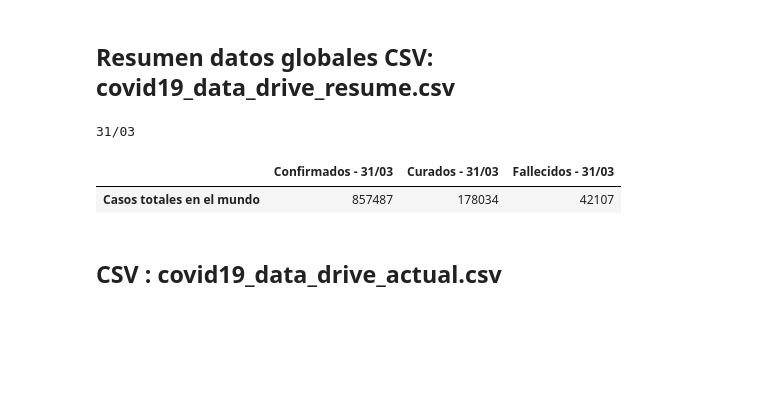
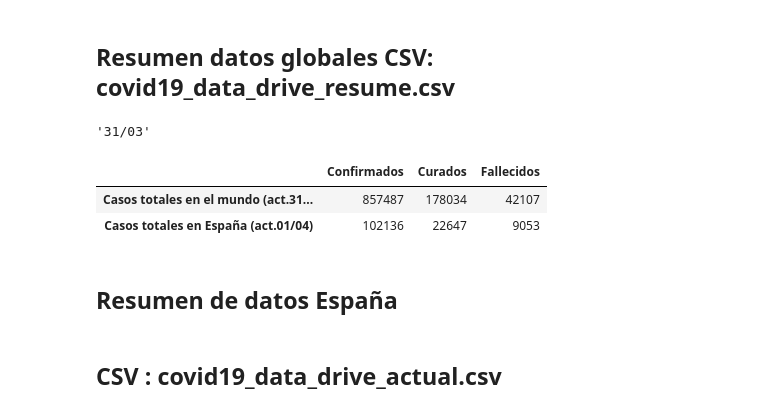
Before and after one commit to akakicreations/covid19-project, a Jupyter notebook: covid19_notebook_WEBFINAL.ipynb, the cells around one changed output. Drawn from its saved outputs; the diff is of its cells as text; code cells hidden in the pictures; blank space fills up the shorter version.

```diff
--- a/covid19_notebook_WEBFINAL.ipynb
+++ b/covid19_notebook_WEBFINAL.ipynb
@@ -48,45 +47,74 @@ data_time.tail()
 | 2020-03-31 | 82279.0 | 52827.0 | 71808.0 | 44605.0 | 105792.0 | 9786.0 | 4641.0 | 95923.0 | 188172.0 | ... |
 # %% [markdown]
 ## Resumen datos globales CSV: covid19_data_drive_resume.csv
+# %%
+from datetime import datetime, timedelta
+date_today_intern = date.today()
+date_today_intern_daybefore = date_today_intern.today() - timedelta(days=1) #Quito uno porque esta base de datos siempre muestra datos del día anterior
+date_today_intern = date_today_intern.strftime('%d/%m')
+date_today_intern_daybefore = date_today_intern_daybefore.strftime('%d/%m')
+date_today_intern_daybefore
+# %% [output]
+'31/03'
 # %%
+##### EN EL MUNDO
+
 # Saco la fecha:
 from datetime import datetime, timedelta
 date_today_intern = date.today()
-date_today_intern = date_today_intern.today() - timedelta(days=1) #Quito uno porque esta base de datos siempre muestra datos del día anterior
+date_today_intern_before = date_today_intern.today() - timedelta(days=1) #Quito uno porque esta base de datos siempre muestra datos del día anterior
 date_today_intern = date_today_intern.strftime('%d/%m')
-print(date_today_intern)
+date_today_intern_before = date_today_intern_before.strftime('%d/%m')
 
 ## Datos totales mundiales
 data_confirmed_world = pd.read_csv("COVID-19/csse_covid_19_data/csse_covid_19_time_series/time_series_covid19_confirmed_global.csv" )
 data_deaths_world = pd.read_csv("COVID-19/csse_covid_19_data/csse_covid_19_time_series/time_series_covid19_deaths_global.csv")
 data_recovered_world = pd.read_csv("COVID-19/csse_covid_19_data/csse_covid_19_time_series/time_series_covid19_recovered_global.csv" )
 
 #Saco un dataset con solo los países
 data_confirmed_world = data_confirmed_world.groupby("Country/Region", as_index=False).sum()
 data_deaths_world = data_deaths_world .groupby("Country/Region", as_index=False).sum()
 data_recovered_world = data_recovered_world.groupby("Country/Region", as_index=False).sum()
 
 # Hago transposición de los datos para mover las columnas en filas
 data_confirmed_world = data_confirmed_world.set_index('Country/Region').transpose()
 data_deaths_world = data_deaths_world.set_index('Country/Region').transpose()
 data_recovered_world = data_recovered_world.set_index('Country/Region').transpose()
 
 data_confirmed_world = int(data_confirmed_world.sum(axis=1).iloc[-1])
 data_deaths_world = int(data_deaths_world.sum(axis=1).tail(1).iloc[-1])
 data_recovered_world = int(data_recovered_world.sum(axis=1).tail(1).iloc[-1])
 
 data_world_resume = pd.DataFrame({'Confirmados':[data_confirmed_world], 'Curados':[data_recovered_world],'Fallecidos':[data_deaths_world]})
-data_columns = ['Confirmados' + ' - ' + date_today_intern, 'Curados'+ ' - ' + date_today_intern,'Fallecidos' + ' - ' + date_today_intern]
+data_columns = ['Confirmados', 'Curados','Fallecidos']
 data_world_resume.columns = data_columns
-data_world_resume.rename(index={0: "Casos totales en el mundo"}, inplace=True)
+data_world_resume.rename(index={0: "Casos totales en el mundo" + " (act." + date_today_intern_daybefore + ")"}, inplace=True)
 
-data_world_resume.to_csv('covid19_data_drive_resume.csv', sep = ';')
-data_world_resume.head()
+##### EN ESPAÑA
+
+data_spain_resume = pd.read_json (r'https://api.chollx.es/coronavirus/ca', encoding= 'utf-8')
+
+data_columns = ['Confirmados', 'Curados','Fallecidos']
+
+data_spain_resume = data_spain_resume.tail(1)
+data_spain_resume = data_spain_resume.loc[:, ["casos_totales", "curados", "fallecidos"]]
+data_spain_resume.columns = data_columns
+data_spain_resume.rename(index={19: "Casos totales en España" + " (act." + date_today_intern + ")" }, inplace=True)
+data_spain_resume
+
+##### JUNTAR
+data_resume_final = pd.concat([data_world_resume, data_spain_resume])
+
+data_resume_final.to_csv('covid19_data_drive_resume.csv', sep = ';')
+data_resume_final.head()
 #df.merge(pd.DataFrame(data = [s.values] * len(s), columns = s.index), left_index=True, right_index=True)
+data_resume_final
 # %% [output]
-31/03
-|  | Confirmados - 31/03 | Curados - 31/03 | Fallecidos - 31/03 |
-| Casos totales en el mundo | 857487 | 178034 | 42107 |
+|  | Confirmados | Curados | Fallecidos |
+| Casos totales en el mundo (act.31... | 857487 | 178034 | 42107 |
+| Casos totales en España (act.01/04) | 102136 | 22647 | 9053 |
+# %% [markdown]
+## Resumen de datos España
 # %% [markdown]
 ## CSV : covid19_data_drive_actual.csv
 # %%
```
Also changed, not shown: parts of 7 cells of this notebook, 4 other files.
